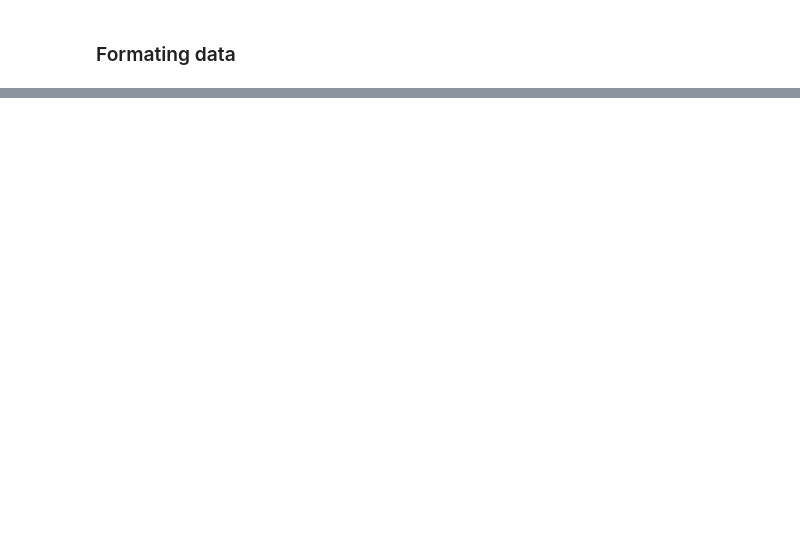
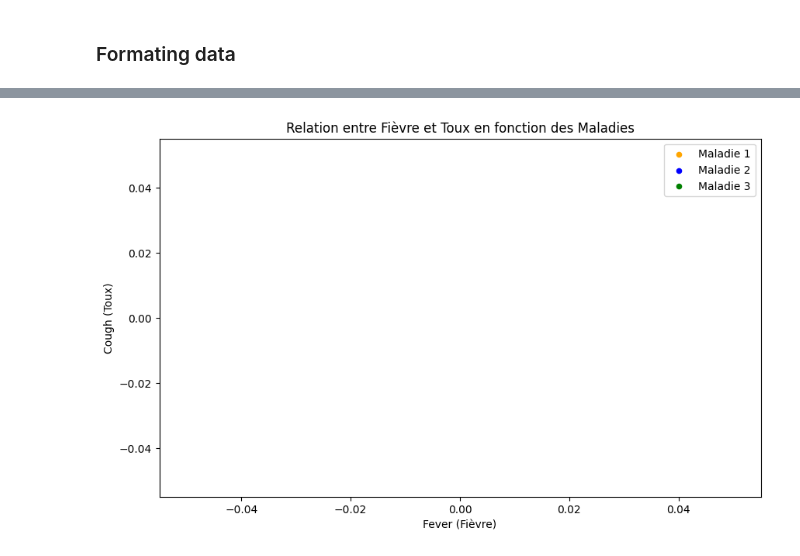
Before and after one commit to Francoistlb/tpmedicale, a Jupyter notebook: tpmedicale.ipynb, the cells around one changed output, grey strips where cells are left out. Cells and saved outputs as stored; diff of their text form; code cells hidden in the pictures; blank space fills up the shorter version.

```diff
--- a/tpmedicale.ipynb
+++ b/tpmedicale.ipynb
@@ -126,0 +443,28 @@ print(classification_report(y_test, y_pred))
+# %%
+# Création d'une figure vide
+
+
+# Créer une figure et obtenir un objet Axes
+fig, ax = plt.subplots(figsize=(10, 6))  # Obtenir un objet Axes avec la taille de la figure
+
+# Afficher les points pour la maladie 1
+df[df['Disease'] == 1].plot(kind='scatter', x='Fever', y='Cough', color='orange', label='Maladie 1', ax=ax)
+
+# Afficher les points pour la maladie 2
+df[df['Disease'] == 2].plot(kind='scatter', x='Fever', y='Cough', color='blue', label='Maladie 2', ax=ax)
+
+# Afficher les points pour la maladie 3
+df[df['Disease'] == 3].plot(kind='scatter', x='Fever', y='Cough', color='green', label='Maladie 3', ax=ax)
+
+# Ajuster les labels et le titre
+ax.set_xlabel('Fever (Fièvre)')  # Axe X (Fièvre)
+ax.set_ylabel('Cough (Toux)')  # Axe Y (Toux)
+ax.set_title('Relation entre Fièvre et Toux en fonction des Maladies')  # Titre du graphique
+
+# Affichage de la légende
+plt.legend()
+
+# Affichage du graphique
+plt.show()
+# %% [output]
+[figure, added]
```
Also changed, not shown: parts of 27 cells of this notebook, 2 other files.
